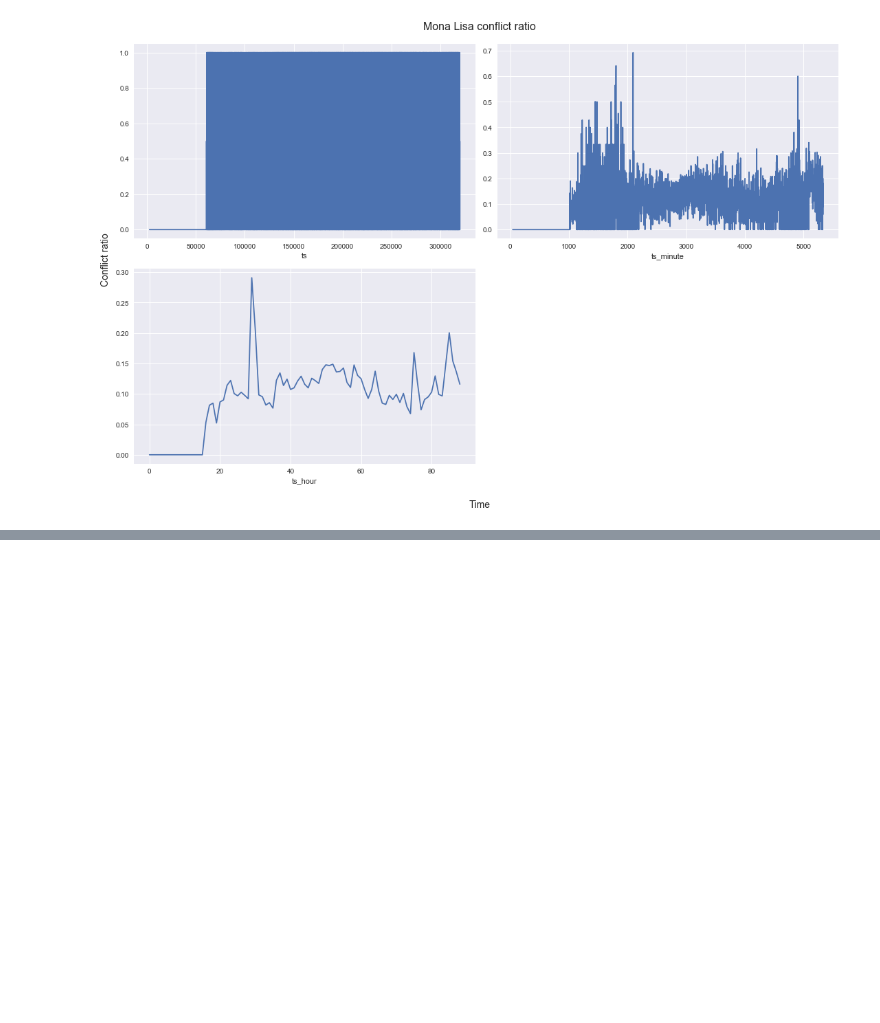
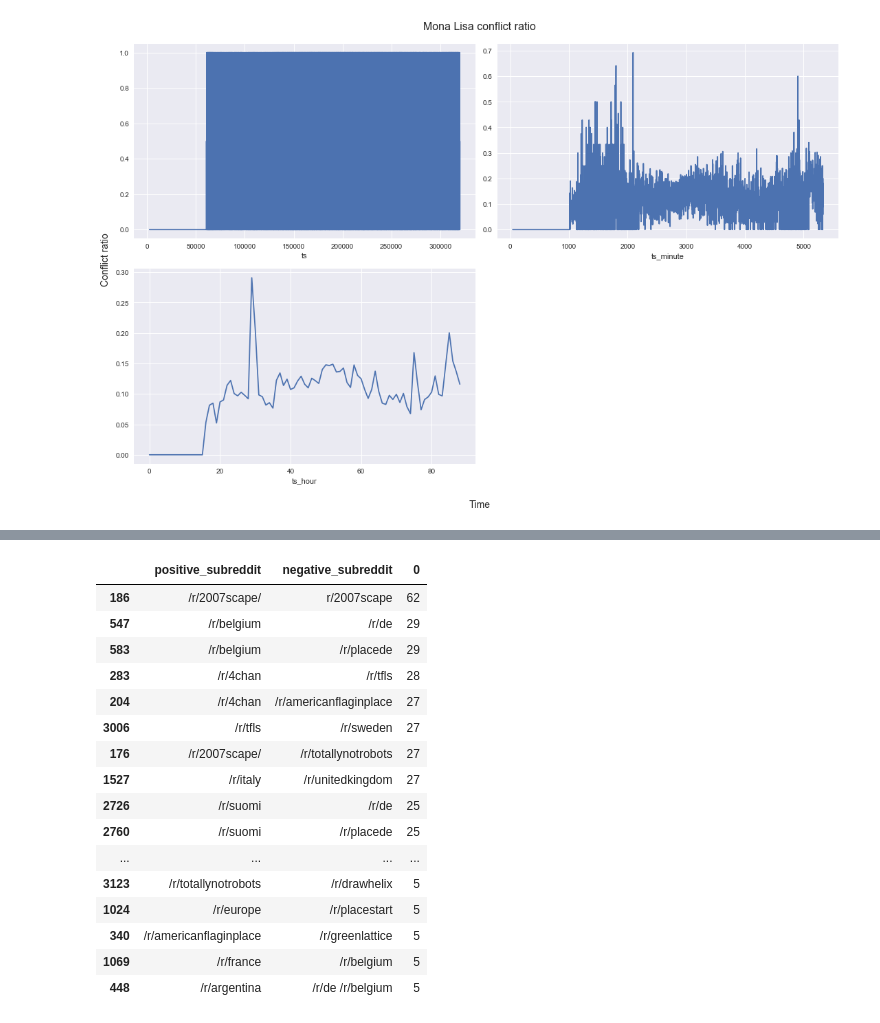
Before and after one commit to cedricviaccoz/warsonrplace, a Jupyter notebook: General conflict.ipynb, the cells around one changed output, grey strips where cells are left out. Drawn from its saved outputs; the diff is of its cells as text; code cells hidden in the pictures; blank space fills up the shorter version.

```diff
--- a/General conflict.ipynb
+++ b/General conflict.ipynb
@@ -94,0 +325,32 @@ plot_conflict_ration(dataset['coordinates_packed'].isin(polys_packed[1]), title=
+# %%
+def create_filter(strings):
+    filtering = df_camps.positive_subreddit.str.contains("")
+    for string in strings:
+        filtering = (filtering &
+                     ~df_camps.positive_subreddit.str.contains(string) &
+                     ~df_camps.negative_subreddit.str.contains(string))
+    return filtering
+
+filter_communities = create_filter(['bluecorner', 'purplepixels', 'thegreatblackhole', 'ainbowroad', 'theblackvoid'])
+# %%
+with pd.option_context('display.max_rows', 200):
+    display(df_camps[filter_communities].groupby(['positive_subreddit', 'negative_subreddit'])
+                .size().reset_index().sort_values(by=0, ascending=False).head(200))
+# %% [output]
+|  | positive_subreddit | negative_subreddit | 0 |
+| 186 | /r/2007scape/ | r/2007scape | 62 |
+| 547 | /r/belgium | /r/de | 29 |
+| 583 | /r/belgium | /r/placede | 29 |
+| 283 | /r/4chan | /r/tfls | 28 |
+| 204 | /r/4chan | /r/americanflaginplace | 27 |
+| 3006 | /r/tfls | /r/sweden | 27 |
+| 176 | /r/2007scape/ | /r/totallynotrobots | 27 |
+| 1527 | /r/italy | /r/unitedkingdom | 27 |
+| 2726 | /r/suomi | /r/de | 25 |
+| 2760 | /r/suomi | /r/placede | 25 |
+| ... | ... | ... | ... |
+| 3123 | /r/totallynotrobots | /r/drawhelix | 5 |
+| 1024 | /r/europe | /r/placestart | 5 |
+| 340 | /r/americanflaginplace | /r/greenlattice | 5 |
+| 1069 | /r/france | /r/belgium | 5 |
+| 448 | /r/argentina | /r/de /r/belgium | 5 |
```
Also changed, not shown: parts of 27 cells of this notebook.
